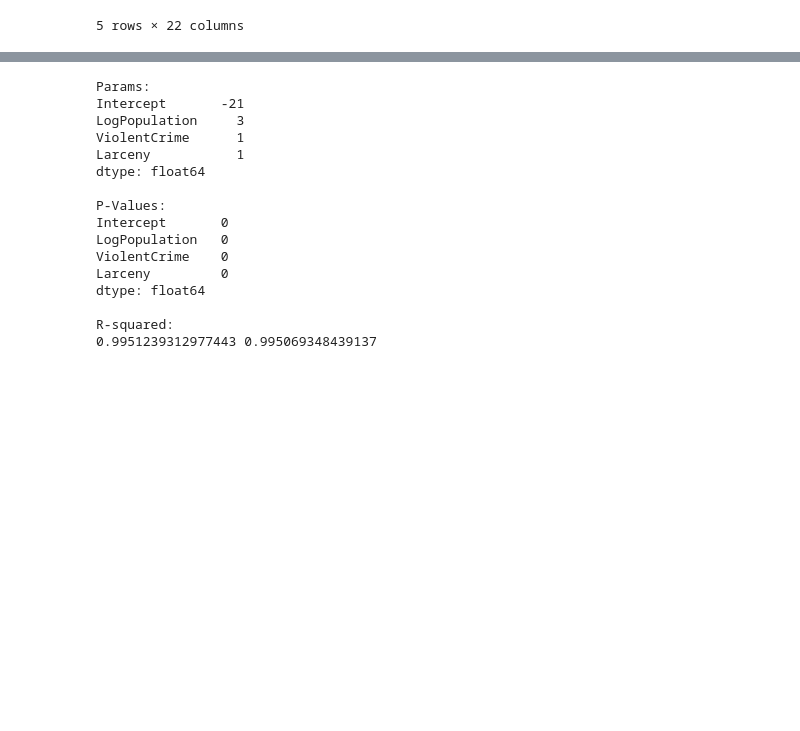
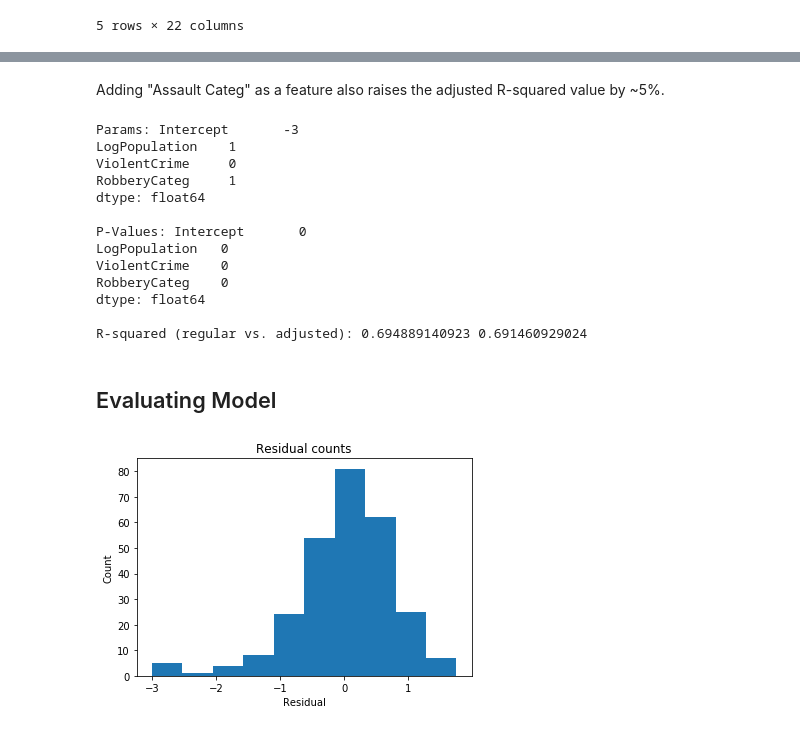
Before and after one commit to esthersweon/thinkful, a Jupyter notebook: main/unit_2/lesson_4_project_4.ipynb, the cells around one changed output, grey strips where cells are left out. Cells and saved outputs as stored; diff of their text form; code cells hidden in the pictures; blank space fills up the shorter version.

```diff
--- a/main/unit_2/lesson_4_project_4.ipynb
+++ b/main/unit_2/lesson_4_project_4.ipynb
@@ -370,40 +338,38 @@ array([0.99331453, 0.99606362, 0.99332056])
+# %% [markdown]
+Adding "Assault Categ" as a feature also raises the adjusted R-squared value by ~5%.
 # %%
-crime_df['PropertyCrime'] = crime_df['Property crime']
+crime_df['LogPropertyCrime'] = crime_df['Log Property crime']
 crime_df['LogPopulation'] = crime_df['Log Population']
 crime_df['ViolentCrime'] = crime_df['Violent crime']
+crime_df['RobberyCateg'] = crime_df['Robbery Categ']
+crime_df['MurderCateg'] = crime_df['Murder Categ']
+crime_df['AssaultCateg'] = crime_df['Assault Categ']
+crime_df['RapeCateg'] = crime_df['Rape Categ']
 
-# Write out the model formula.
-# Your dependent variable on the right, independent variables on the left
-# Use a ~ to represent an '=' from the functional form
-linear_formula = 'PropertyCrime ~ LogPopulation + ViolentCrime +Larceny'
+# Model formula
+linear_formula = 'LogPropertyCrime ~ LogPopulation + ViolentCrime + RobberyCateg'
 
-# Fit the model to our data using the formula.
+# Fit model to our data using model formula.
 lm = smf.ols(formula=linear_formula, data=crime_df).fit()
-print('Params:')
-print(lm.params)
+print('Params:', lm.params)
 
-# Todo #3: should not be getting just whole numbers as p-values
-# you coudl also test manually by doing t test on data of different categories (i.e. murder 0 vs 1)
+# CHANGE 4: should not be getting just whole numbers as p-values
+# you could test manually by doing t test on data of different categories (i.e. murder 0 vs 1)
 
-print('\nP-Values:')
-print(lm.pvalues)
+print('\nP-Values:', lm.pvalues)
 
-print('\nR-squared:')
-print(lm.rsquared, lm.rsquared_adj)
+print('\nR-squared (regular vs. adjusted):', lm.rsquared, lm.rsquared_adj)
 # %% [output]
-Params:
-Intercept       -21
-LogPopulation     3
-ViolentCrime      1
-Larceny           1
+Params: Intercept       -3
+LogPopulation    1
+ViolentCrime     0
+RobberyCateg     1
 dtype: float64
 
-P-Values:
-Intercept       0
+P-Values: Intercept       0
 LogPopulation   0
 ViolentCrime    0
-Larceny         0
+RobberyCateg    0
 dtype: float64
 
-R-squared:
-0.9951239312977443 0.995069348439137
+R-squared (regular vs. adjusted): 0.694889140923 0.691460929024
@@ -411,0 +376,16 @@ R-squared:
+# %% [markdown]
+## Evaluating Model
+# %%
+# CHANGE 5: Include residual plot for result
+
+predicted = regr.predict(X).ravel()
+actual = crime_df['Log Property crime']
+residual = actual - predicted
+
+plt.hist(residual)
+plt.title('Residual counts')
+plt.xlabel('Residual')
+plt.ylabel('Count')
+plt.show()
+# %% [output]
+[figure, added]
```
Also changed, not shown: parts of 11 cells of this notebook, 1 other file.
